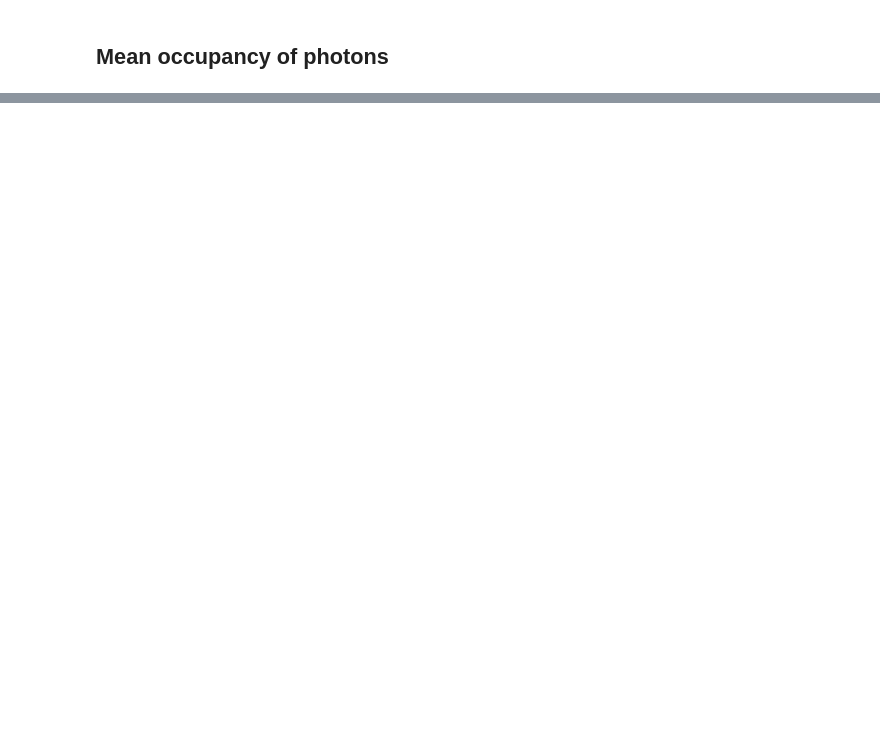
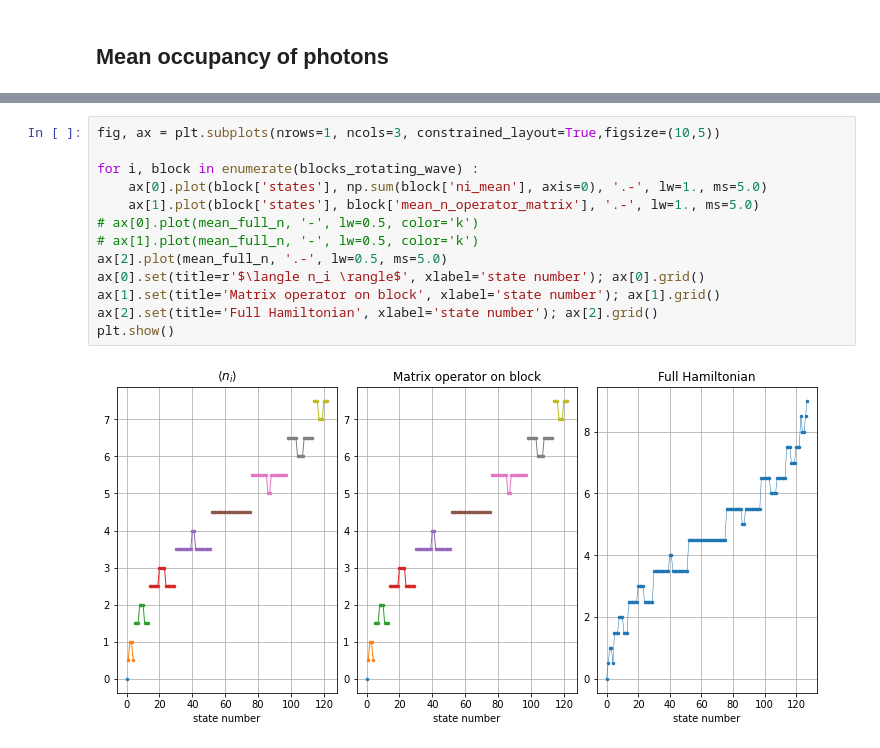
Before and after one commit to anastasiaGor/turbulence_data_notebooks, a Jupyter notebook: Atom-photon Hamiltonian/blocks_atom_multiple_photons.ipynb, the cells around one changed output, grey strips where cells are left out. Cells and saved outputs as stored; diff of their text form; blank space fills up the shorter version.

```diff
--- a/Atom-photon Hamiltonian/blocks_atom_multiple_photons.ipynb
+++ b/Atom-photon Hamiltonian/blocks_atom_multiple_photons.ipynb
@@ -355,0 +458,15 @@ plt.show()
+# %%
+fig, ax = plt.subplots(nrows=1, ncols=3, constrained_layout=True,figsize=(10,5))
+
+for i, block in enumerate(blocks_rotating_wave) :
+    ax[0].plot(block['states'], np.sum(block['ni_mean'], axis=0), '.-', lw=1., ms=5.0)
+    ax[1].plot(block['states'], block['mean_n_operator_matrix'], '.-', lw=1., ms=5.0)
+# ax[0].plot(mean_full_n, '-', lw=0.5, color='k')
+# ax[1].plot(mean_full_n, '-', lw=0.5, color='k')
+ax[2].plot(mean_full_n, '.-', lw=0.5, ms=5.0)
+ax[0].set(title=r'$\langle n_i \rangle$', xlabel='state number'); ax[0].grid()
+ax[1].set(title='Matrix operator on block', xlabel='state number'); ax[1].grid()
+ax[2].set(title='Full Hamiltonian', xlabel='state number'); ax[2].grid()
+plt.show()
+# %% [output]
+[figure, added]
```
Also changed, not shown: parts of 32 cells of this notebook.
